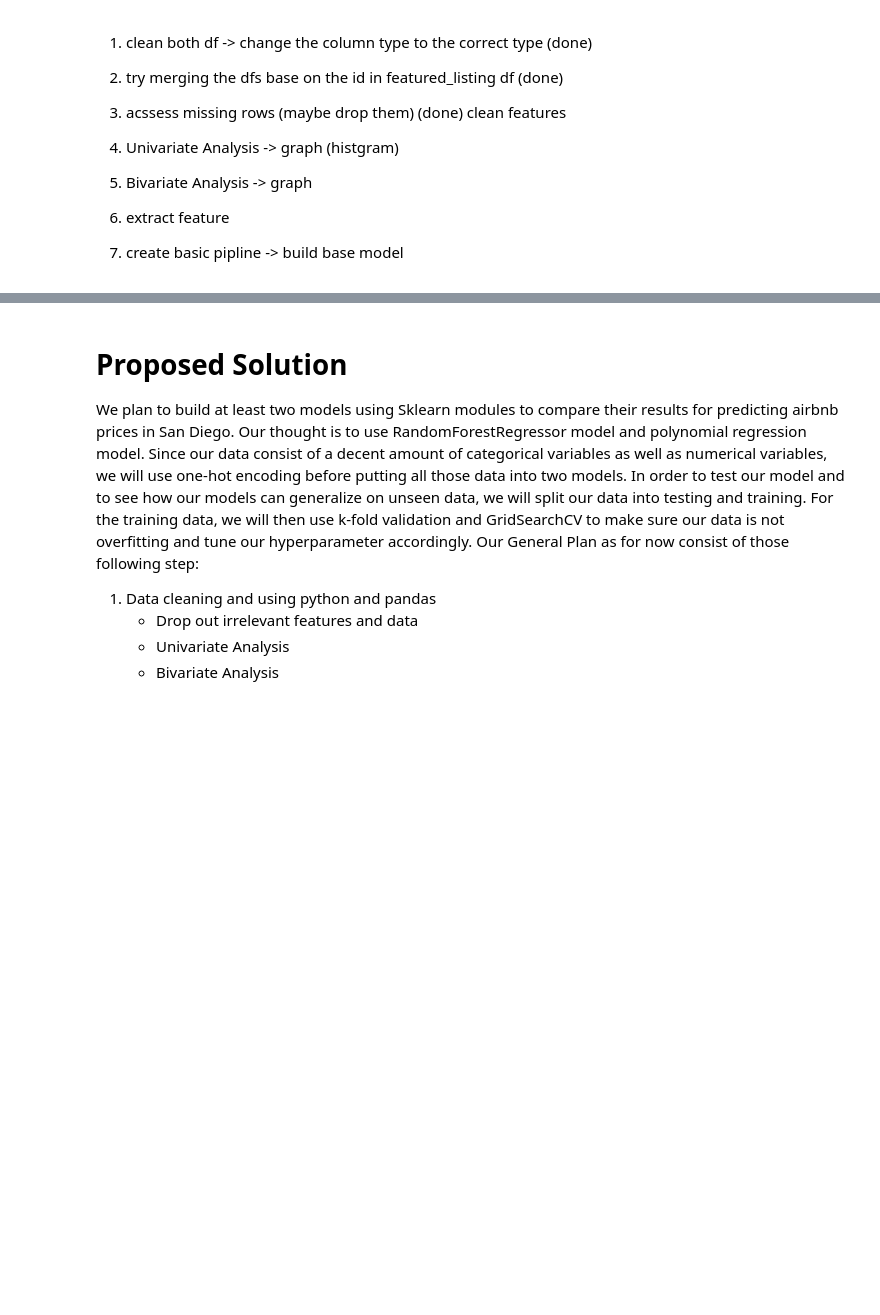
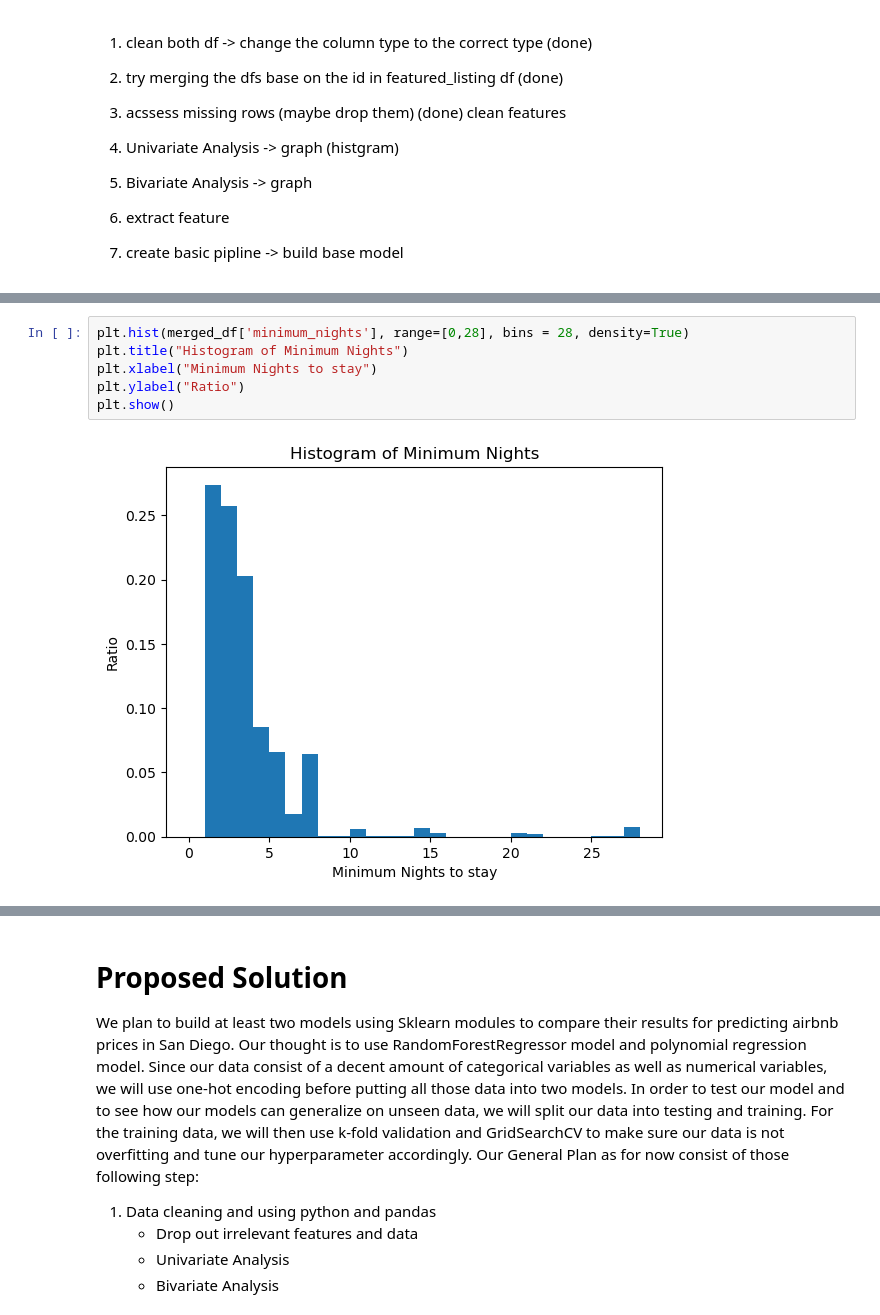
Before and after one commit to COGS118A/Group004-SP23, a Jupyter notebook: Checkpoint_Group004-SP23.ipynb, the cells around one changed output, grey strips where cells are left out. Cells and saved outputs as stored; diff of their text form; blank space fills up the shorter version.

```diff
--- a/Checkpoint_Group004-SP23.ipynb
+++ b/Checkpoint_Group004-SP23.ipynb
@@ -179,0 +198,8 @@ merged_df.head()
+# %%
+plt.hist(merged_df['minimum_nights'], range=[0,28], bins = 28, density=True)
+plt.title("Histogram of Minimum Nights")
+plt.xlabel("Minimum Nights to stay")
+plt.ylabel("Ratio")
+plt.show()
+# %% [output]
+[figure, added]
```
Also changed, not shown: parts of 7 cells of this notebook.
